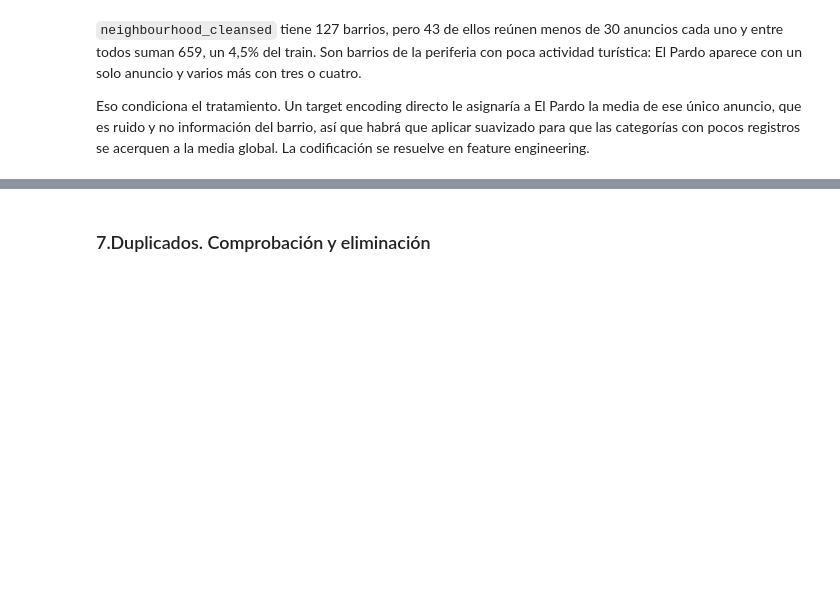
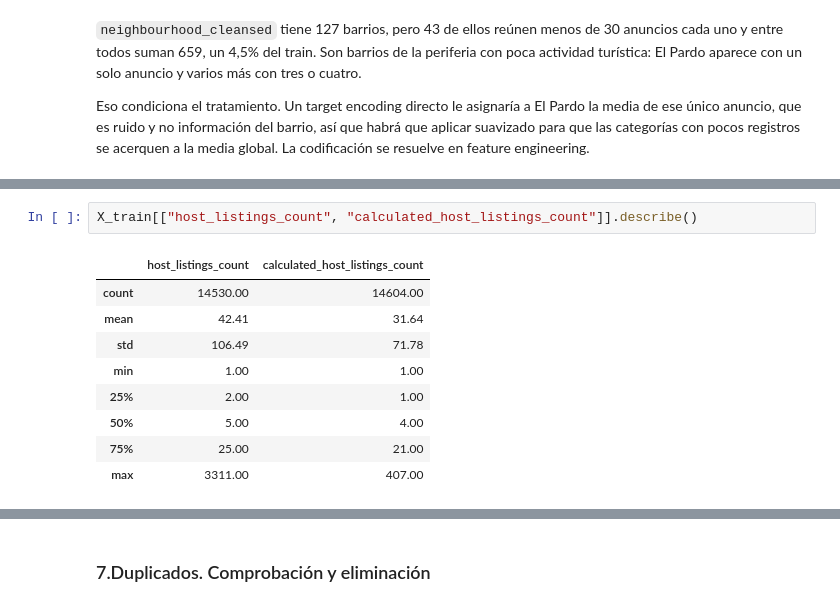
Before and after one commit to HimuraFresh/madrid-rental-revenue-prediction, a Jupyter notebook: notebooks/main.ipynb, the cells around one changed output, grey strips where cells are left out. Cells and saved outputs as stored; diff of their text form; blank space fills up the shorter version.

```diff
--- a/notebooks/main.ipynb
+++ b/notebooks/main.ipynb
@@ -1100,0 +1118,12 @@ df = df.drop(columns=[c for c in nights_drop if c in df.columns])
+# %%
+X_train[["host_listings_count", "calculated_host_listings_count"]].describe()
+# %% [output]
+|  | host_listings_count | calculated_host_listings_count |
+| count | 14530.00 | 14604.00 |
+| mean | 42.41 | 31.64 |
+| std | 106.49 | 71.78 |
+| min | 1.00 | 1.00 |
+| 25% | 2.00 | 1.00 |
+| 50% | 5.00 | 4.00 |
+| 75% | 25.00 | 21.00 |
+| max | 3311.00 | 407.00 |
```
Also changed, not shown: parts of 16 cells of this notebook.
